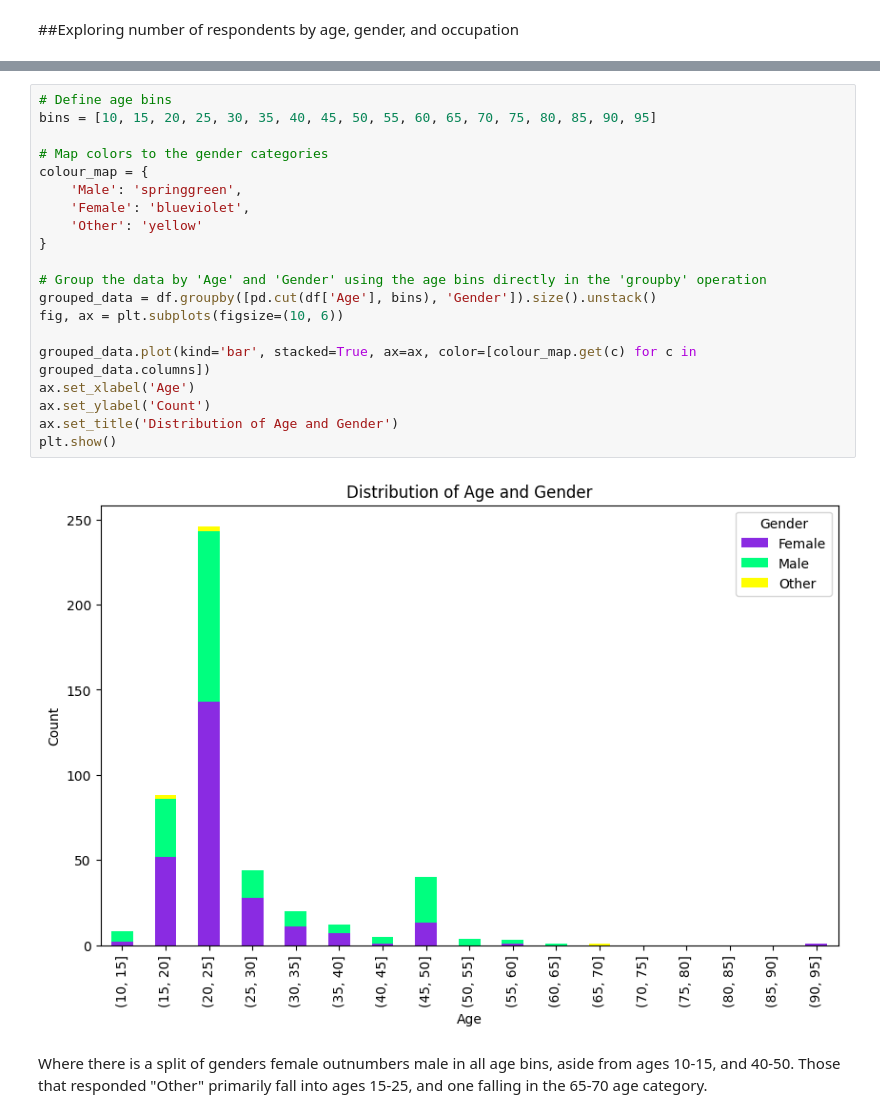
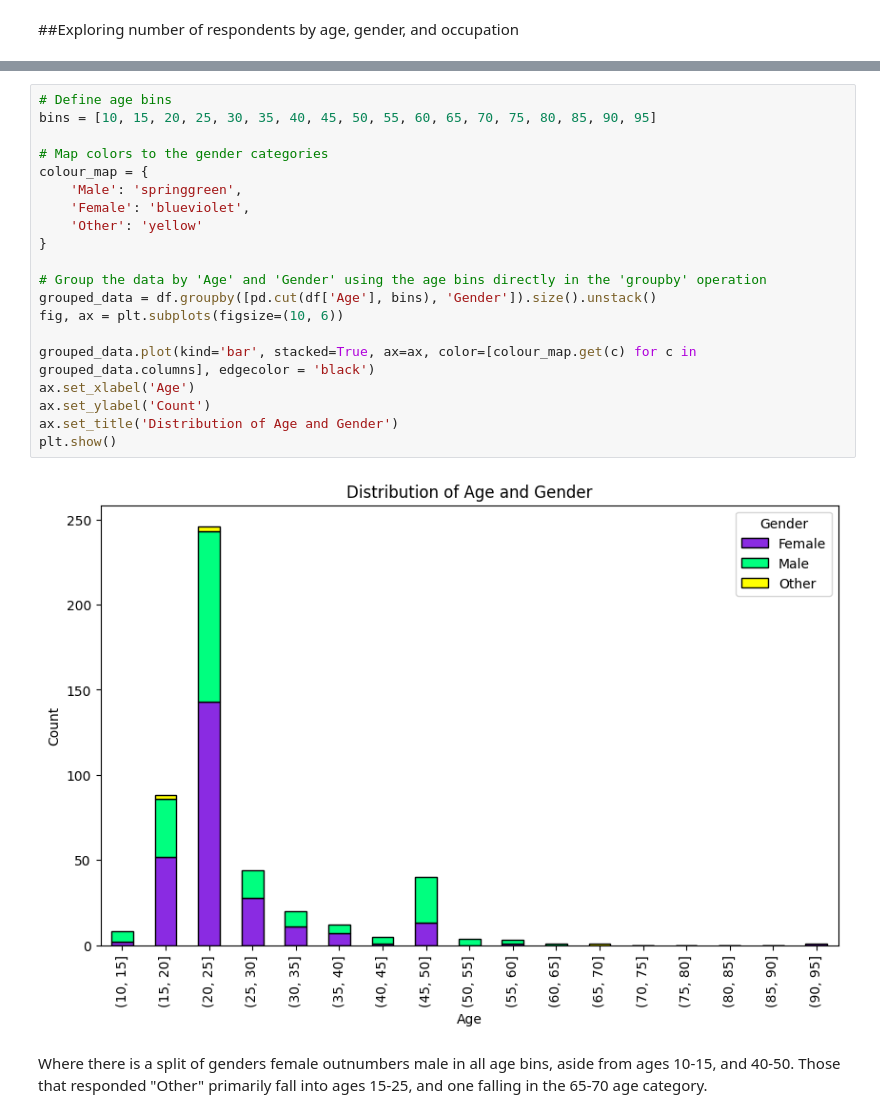
Before and after one commit to ookadeet/SocialMedia-MentalHealth, a Jupyter notebook: smmh.ipynb, the cells around one changed output, grey strips where cells are left out. Drawn from its saved outputs; the diff is of its cells as text.

```diff
--- a/smmh.ipynb
+++ b/smmh.ipynb
@@ -336,25 +370,25 @@ Most respondents answered female
 # %%
 # Define age bins
 bins = [10, 15, 20, 25, 30, 35, 40, 45, 50, 55, 60, 65, 70, 75, 80, 85, 90, 95]
 
 # Map colors to the gender categories
 colour_map = {
     'Male': 'springgreen',
     'Female': 'blueviolet',
     'Other': 'yellow'
 }
 
 # Group the data by 'Age' and 'Gender' using the age bins directly in the 'groupby' operation
 grouped_data = df.groupby([pd.cut(df['Age'], bins), 'Gender']).size().unstack()
 fig, ax = plt.subplots(figsize=(10, 6))
 
-grouped_data.plot(kind='bar', stacked=True, ax=ax, color=[colour_map.get(c) for c in grouped_data.columns])
+grouped_data.plot(kind='bar', stacked=True, ax=ax, color=[colour_map.get(c) for c in grouped_data.columns], edgecolor = 'black')
 ax.set_xlabel('Age')
 ax.set_ylabel('Count')
 ax.set_title('Distribution of Age and Gender')
 plt.show()
 # %% [output]
-[figure, old version]
+[figure, new version]
 # %% [markdown]
 Where there is a split of genders female outnumbers male in all age bins, aside from ages 10-15, and 40-50. Those that responded "Other" primarily fall into ages 15-25, and one falling in the 65-70 age category.
 # %%
```
Also changed, not shown: parts of 15 cells of this notebook.
